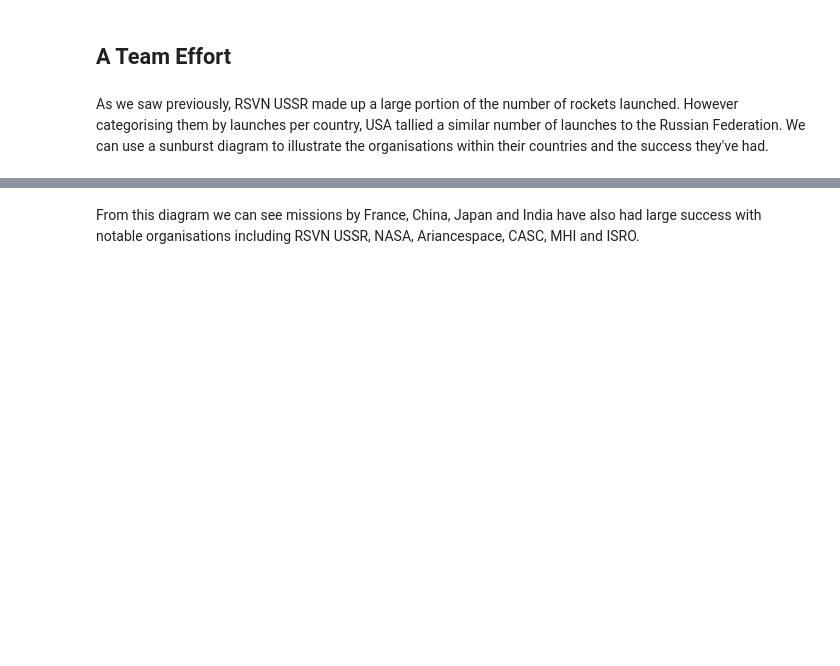
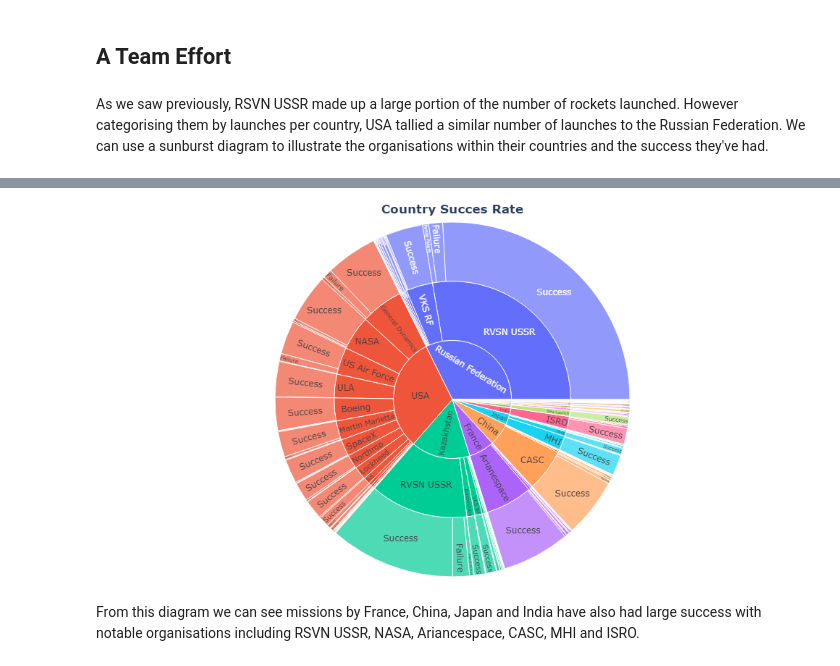
Before and after one commit to KodaiArai1/Exploratory-Data-Analysis-Space-Exploration, a Jupyter notebook: EDA Space .ipynb, the cells around one changed output, grey strips where cells are left out. Cells and saved outputs as stored; diff of their text form; code cells hidden in the pictures; blank space fills up the shorter version.

```diff
--- a/EDA Space .ipynb
+++ b/EDA Space .ipynb
@@ -173,6 +178,10 @@ fig.update_layout(margin=dict(l=80, r=80, t=25, b=10),
 fig.show()
 # %% [output]
 [interactive output not drawn]
+# %%
+Image("Country Success Rate.png")
+# %% [output]
+[figure, added]
 # %% [markdown]
 From this diagram we can see missions by France, China, Japan and India have also had large success with notable organisations including RSVN USSR, NASA, Ariancespace, CASC, MHI and ISRO.
 # %% [markdown]
```
Also changed, not shown: parts of 6 cells of this notebook.
